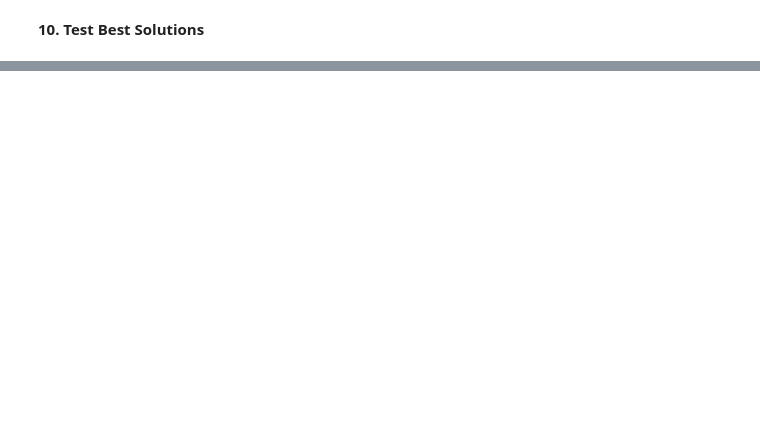
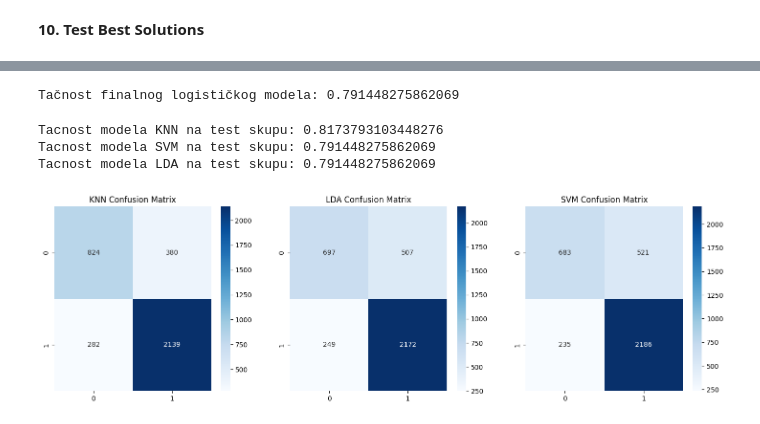
Before and after one commit to Rippah/Hotel-Cancellation-Prediction, a Jupyter notebook: Hotel_Cancellation_Prediction.ipynb, the cells around one changed output, grey strips where cells are left out. Saved outputs shown, nothing was run; the diff lists cells and outputs as text; code cells hidden in the pictures; blank space fills up the shorter version.

```diff
--- a/Hotel_Cancellation_Prediction.ipynb
+++ b/Hotel_Cancellation_Prediction.ipynb
@@ -48,8 +48,8 @@ X = pd.get_dummies(X)
 # %%
 from sklearn.model_selection import train_test_split
 
-X_train, X_test, y_train, y_test = train_test_split(X, y, test_size=0.1, random_state=42)
-X_train, X_valid, y_train, y_valid = train_test_split(X_train, y_train, test_size=0.1, random_state=42)
+X_train1, X_test, y_train1, y_test = train_test_split(X, y, test_size=0.1, random_state=42)
+X_train, X_valid, y_train, y_valid = train_test_split(X_train1, y_train1, test_size=0.1, random_state=42)
 
 print(X_train.shape[0])
 print(len(y_train))
@@ -286,10 +290,10 @@ Fitting 5 folds for each of 18 candidates, totalling 90 fits
 from sklearn.neighbors import KNeighborsClassifier
 
 # Inicijalizacija KNN klasifikatora sa najboljim parametrima
-best_knn_model = KNeighborsClassifier(n_neighbors=..., metric=...)
+best_knn_model = KNeighborsClassifier(n_neighbors=11, metric='hamming')
 
 # Treniranje finalnog KNN modela na trening podacima
-best_knn_model.fit(X_train, y_train)
+best_knn_model.fit(X_train1, y_train1)
 
 # Evaluacija performansi finalnog KNN modela na test podacima
 knn_accuracy = best_knn_model.score(X_test, y_test)
@@ -297,24 +317,62 @@ print("Tačnost finalnog KNN modela:", knn_accuracy)
 # %%
-from sklearn.linear_model import LogisticRegression
+from sklearn.discriminant_analysis import LinearDiscriminantAnalysis as LDA
 
 # Inicijalizacija logističkog regresora sa najboljim parametrima
-best_logistic_model = LogisticRegression(penalty='...', C=..., solver='...', multi_class='...', max_iter=1000)
+best_lda_model = LDA(solver='lsqr')
 
 # Treniranje finalnog logističkog modela na trening podacima
-best_logistic_model.fit(X_train, y_train)
+best_lda_model.fit(X_train1, y_train1)
 
 # Evaluacija performansi finalnog logističkog modela na test podacima
-logistic_accuracy = best_logistic_model.score(X_test, y_test)
-print("Tačnost finalnog logističkog modela:", logistic_accuracy)
+lda_accuracy = best_lda_model.score(X_test, y_test)
+print("Tačnost finalnog logističkog modela:", lda_accuracy)
+# %% [output]
+Tačnost finalnog logističkog modela: 0.791448275862069
-# %%
-from sklearn.svm import SVC
-
-# Inicijalizacija SVM klasifikatora sa najboljim parametrima
-best_svm_model = SVC(C=..., kernel='...', gamma=..., decision_function_shape='...')
-
-# Treniranje finalnog SVM modela na trening podacima
-best_svm_model.fit(X_train, y_train)
-
-# Evaluacija performansi finalnog SVM modela na test podacima
-svm_accuracy = best_svm_model.score(X_test, y_test)
-print("Tačnost finalnog SVM modela:", svm_accuracy)
+# %%
+# Evaluacija najboljeg modela KNN na test skupu
+knn_test_score = best_knn_model.score(X_test, y_test)
+print("Tacnost modela KNN na test skupu:", knn_test_score)
+
+# Evaluacija najboljeg modela SVM na test skupu
+svm_test_score = best_svm_model.score(X_test, y_test)
+print("Tacnost modela SVM na test skupu:", svm_test_score)
+
+# Evaluacija najboljeg modela LDA na test skupu
+lda_test_score = best_lda_model.score(X_test, y_test)
+print("Tacnost modela LDA na test skupu:", lda_test_score)
+# %% [output]
+Tacnost modela KNN na test skupu: 0.8173793103448276
+Tacnost modela SVM na test skupu: 0.791448275862069
+Tacnost modela LDA na test skupu: 0.791448275862069
+# %%
+from sklearn.metrics import confusion_matrix
+import matplotlib.pyplot as plt
+import seaborn as sns
+
+knn_pred = best_knn_model.predict(X_test)
+knn_conf_matrix = confusion_matrix(y_test, knn_pred)
+
+lda_pred = best_lda_model.predict(X_test)
+lda_conf_matrix = confusion_matrix(y_test, lda_pred)
+
+svm_pred = best_svm_model.predict(X_test)
+svm_conf_matrix = confusion_matrix(y_test, svm_pred)
+
+# Prikaz matrica konfuzije
+fig, axes = plt.subplots(1, 3, figsize=(18, 5))
+
+# KNN confusion matrix
+sns.heatmap(knn_conf_matrix, annot=True, fmt='d', cmap="Blues", ax=axes[0])
+axes[0].set_title('KNN Confusion Matrix')
+
+# LDA confusion matrix
+sns.heatmap(lda_conf_matrix, annot=True, fmt='d', cmap="Blues", ax=axes[1])
+axes[1].set_title('LDA Confusion Matrix')
+
+# SVM confusion matrix
+sns.heatmap(svm_conf_matrix, annot=True, fmt='d', cmap="Blues", ax=axes[2])
+axes[2].set_title('SVM Confusion Matrix')
+
+plt.show()
+# %% [output]
+[figure, added]
```
Also changed, not shown: parts of 11 cells of this notebook, 1 other file.
